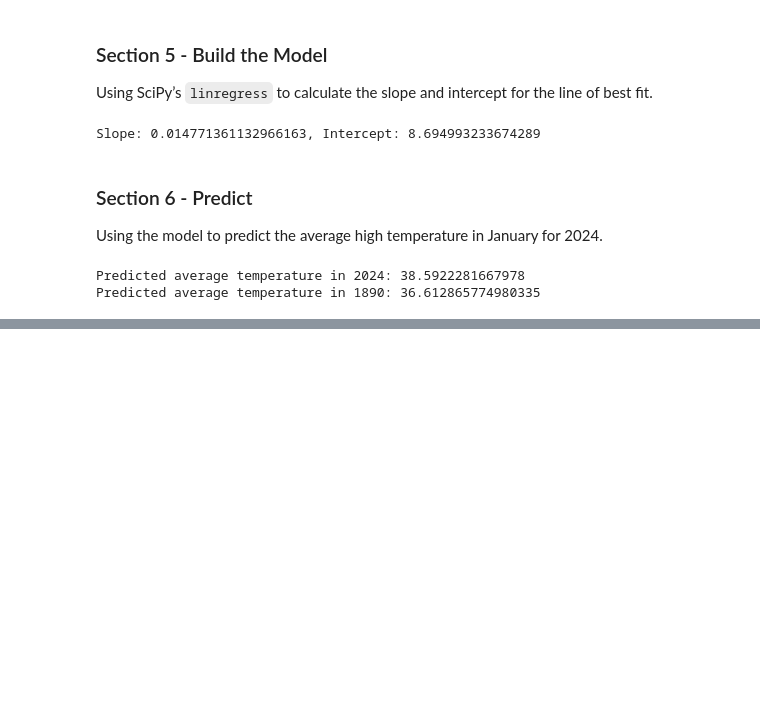
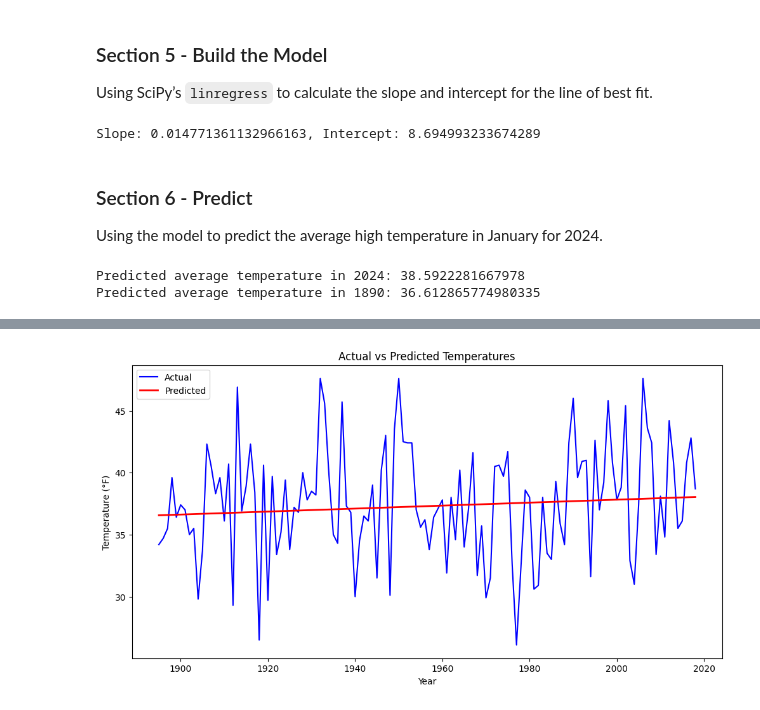
Before and after one commit to brandonjbbb/datafun-07-ml, a Jupyter notebook: brandon_ml.ipynb, the cells around one changed output, grey strips where cells are left out. Saved outputs shown, nothing was run; the diff lists cells and outputs as text; code cells hidden in the pictures; blank space fills up the shorter version.

```diff
--- a/brandon_ml.ipynb
+++ b/brandon_ml.ipynb
@@ -149,0 +447,25 @@ Predicted average temperature in 1890: 36.612865774980335
+# %%
+import matplotlib.pyplot as plt
+
+# Plot Actual vs Predicted Temperatures over the Date Range
+plt.figure(figsize=(12, 6))
+
+# Plot the actual temperature values
+plt.plot(temp_data['Year'], temp_data['AvgTemp'], label='Actual', color='blue', linestyle='-', linewidth=1.5)
+
+# Generate predictions for each year in the dataset
+y_pred_all = lr_model.predict(temp_data[['Year']])
+
+# Plot the predicted temperature values
+plt.plot(temp_data['Year'], y_pred_all, label='Predicted', color='red', linestyle='-', linewidth=2)
+
+# Add labels and title
+plt.xlabel("Year")
+plt.ylabel("Temperature (°F)")
+plt.title("Actual vs Predicted Temperatures")
+plt.legend()
+
+# Show the plot
+plt.show()
+# %% [output]
+[figure, added]
```
Also changed, not shown: parts of 12 cells of this notebook, 1 other file.
